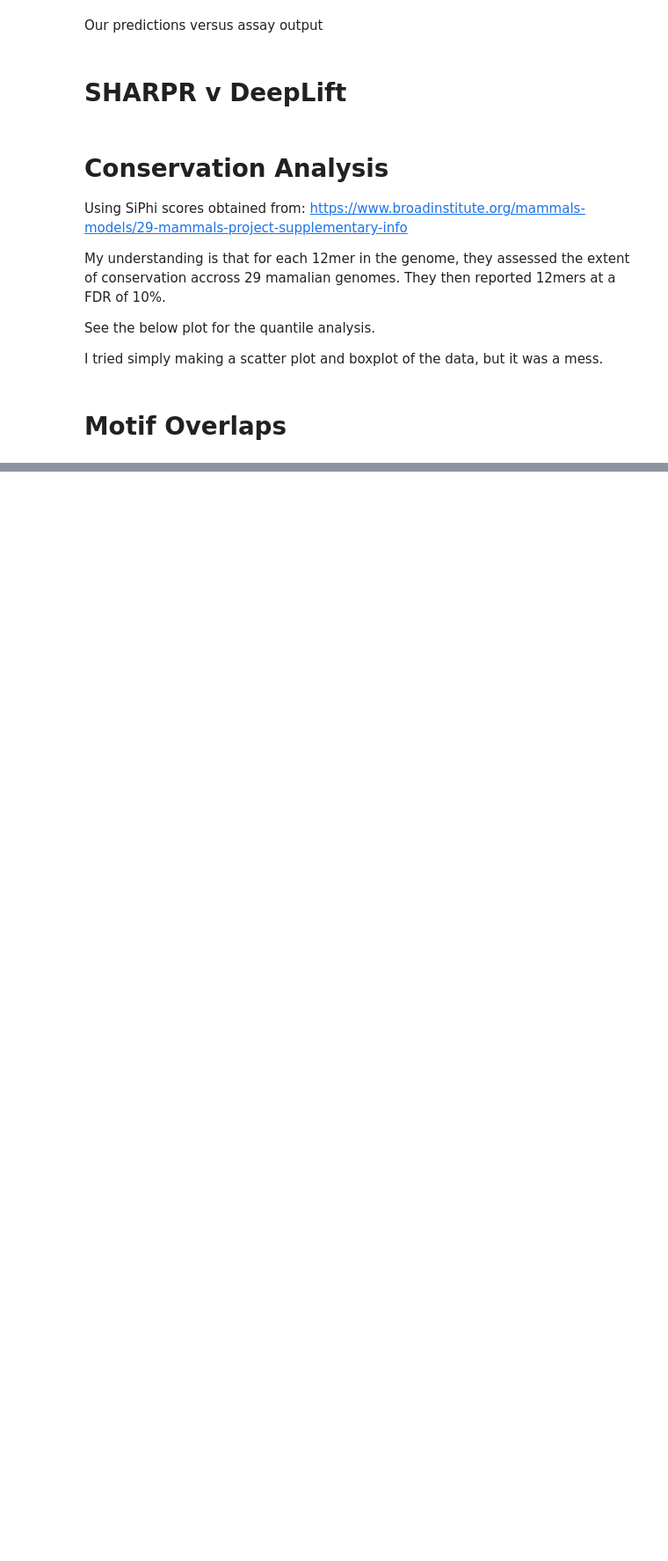
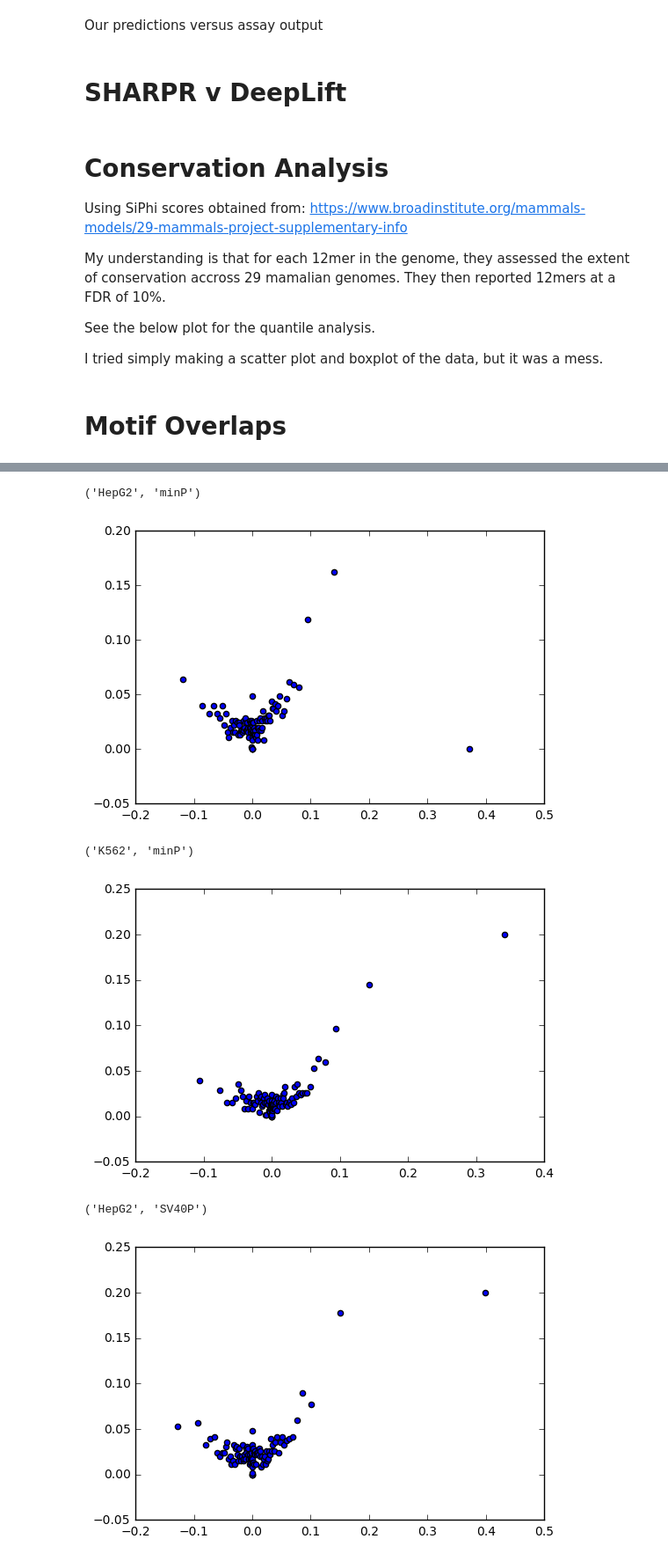
Before and after one commit to irvhsu/cs273b-project, a Jupyter notebook: notebooks/performance_statistics.ipynb, the cells around one changed output, grey strips where cells are left out. Shown at 88% size. Drawn from its saved outputs; the diff is of its cells as text; code cells hidden in the pictures; blank space fills up the shorter version.

```diff
--- a/notebooks/performance_statistics.ipynb
+++ b/notebooks/performance_statistics.ipynb
@@ -91,7 +97,7 @@ for experiment, scores in deeplift.items():
 def quantile_plot(data_pairs):
     data_pairs = sorted(data_pairs, key = lambda x: x[0])
     avg_activity, avg_score = [], []
-    quantiles = 5000
+    quantiles = 100
     for i in range(0, len(data_pairs), len(data_pairs) / quantiles):
         index = range(i, min(i + (len(data_pairs) / quantiles), len(data_pairs)))
         activities = [data_pairs[j][0] for j in index]
@@ -101,11 +107,3 @@ def quantile_plot(data_pairs):
         avg_score.append(sum(scores) / float(len(scores)))
     plt.scatter(avg_activity, avg_score)
     plt.show()
-
-for experiment, scores in mrpa_conserve.items():
-    print experiment
-    quantile_plot(scores)
-
-for experiment, scores in deep_conserve.items():
-    print experiment
-    quantile_plot(scores)
@@ -148,6 +154,7 @@ for experiment, scores in deeplift.items():
     deep_centipede[experiment] = []
     for chrom, positions in scores.items():
         for pos, score in positions.items():
+            score = sum(score) /float(len(score))
             if experiment[0] == 'HepG2':
                 motif = 1 if pos in hepG2_centipede['chr'+chrom] else 0
             else:
@@ -159,0 +180,11 @@ for experiment, scores in mrpa_centipede.items():
+# %%
+for experiment, scores in deep_centipede.items():
+    print experiment
+    quantile_plot(scores)
+# %% [output]
+('HepG2', 'minP')
+[figure, added]
+('K562', 'minP')
+[figure, added]
+('HepG2', 'SV40P')
+[figure, added]
```
Also changed, not shown: parts of 4 cells of this notebook.
